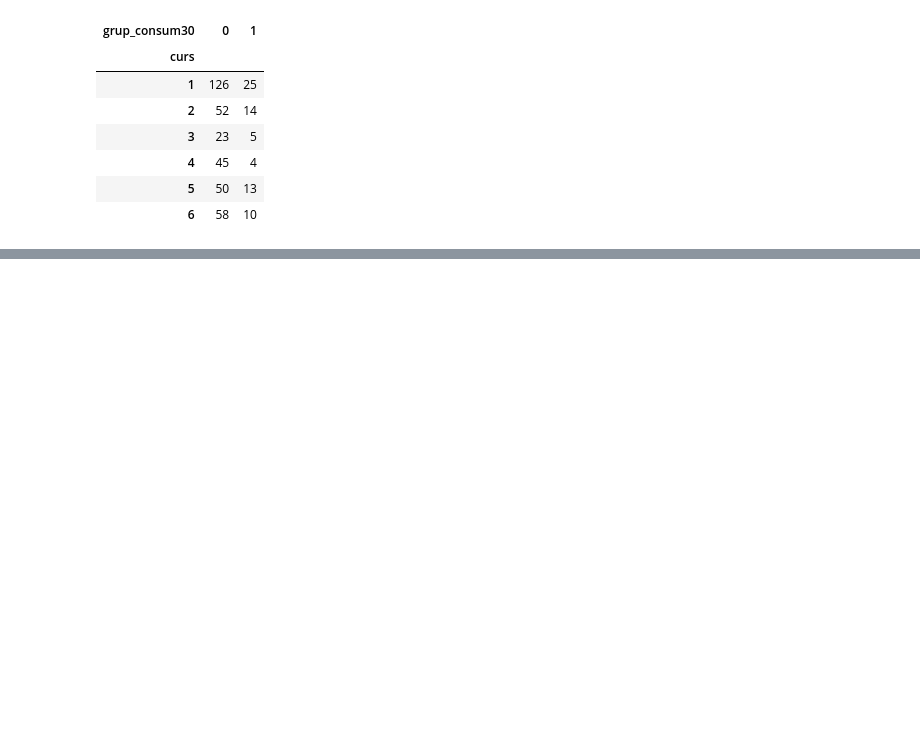
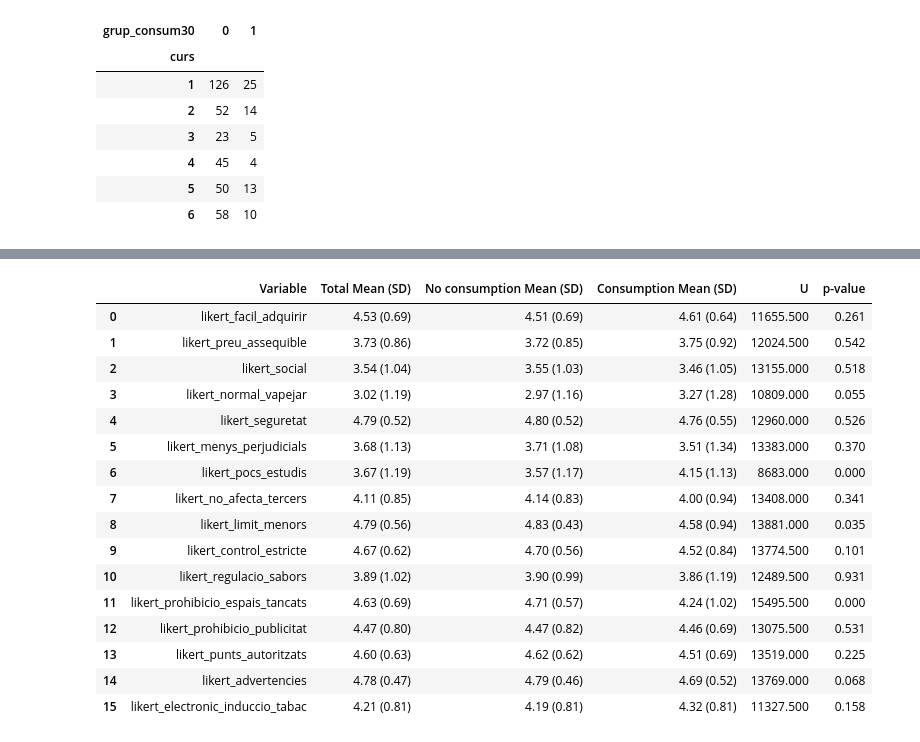
Before and after one commit to DavidRuizC/Vaping-Study, a Jupyter notebook: DataProcessing.ipynb, the cells around one changed output, grey strips where cells are left out. Drawn from its saved outputs; the diff is of its cells as text; code cells hidden in the pictures; blank space fills up the shorter version.

```diff
--- a/DataProcessing.ipynb
+++ b/DataProcessing.ipynb
@@ -2739,0 +2732,80 @@ display(likert_table)
+# %%
+import pandas as pd
+import numpy as np
+from scipy.stats import ttest_ind, mannwhitneyu, shapiro
+
+# cada ítem Likert se convierte en su propia “dimensión”# ================================
+# (si ya existe la lista `likert_columns` la reutiliza;
+# si no, la empuja desde los nombres de columna)
+try:
+    likert_cols = likert_columns
+except NameError:
+    likert_cols = [c for c in df.columns if c.startswith("likert_")]
+
+# el diccionario que usa el resto del código
+dimensions = {c: [c] for c in likert_cols}
+# 1) SELECCIONAR DIRECTAMENTE LAS COLUMNAS LIKERT
+# ================================
+likert_columns = [col for col in df.columns if col.startswith("likert_")]
+
+# ================================
+# 2) FUNCIÓN DE COMPARACIÓN ENTRE GRUPOS
+# ================================
+def compare_groups(variable):
+    sub = df[[variable, "grup_consum30"]].dropna()
+    g0 = sub[sub["grup_consum30"] == 0][variable]  # NO consumo
+    g1 = sub[sub["grup_consum30"] == 1][variable]  # SÍ consumo
+
+    # normalidad
+    p0 = shapiro(g0)[1] if len(g0) > 3 else 0
+    p1 = shapiro(g1)[1] if len(g1) > 3 else 0
+    normal = (p0 > 0.05) and (p1 > 0.05)
+
+    if normal:
+        test_stat, p = ttest_ind(g0, g1, equal_var=False)
+        test_name = "t"
+    else:
+        test_stat, p = mannwhitneyu(g0, g1, alternative="two-sided")
+        test_name = "U"
+
+    return test_stat, p, g0.mean(), g0.std(), g1.mean(), g1.std(), test_name
+
+# ================================
+# 3) GENERAR TABLA FINAL CON CADA ÍTEM LIKERT
+# ================================
+rows = []
+
+for var in likert_columns:
+    stat, p, mean_non, sd_non, mean_yes, sd_yes, test_name = compare_groups(var)
+    total_mean = df[var].mean()
+    total_sd = df[var].std()
+
+    rows.append({
+        "Variable": var,
+        "Total Mean (SD)": f"{total_mean:.2f} ({total_sd:.2f})",
+        "No consumption Mean (SD)": f"{mean_non:.2f} ({sd_non:.2f})",
+        "Consumption Mean (SD)": f"{mean_yes:.2f} ({sd_yes:.2f})",
+        test_name: f"{stat:.3f}",
+        "p-value": f"{p:.3f}"
+    })
+
+likert_table = pd.DataFrame(rows)
+display(likert_table)
+# %% [output]
+|  | Variable | Total Mean (SD) | No consumption Mean (SD) | Consumption Mean (SD) | U | p-value |
+| 0 | likert_facil_adquirir | 4.53 (0.69) | 4.51 (0.69) | 4.61 (0.64) | 11655.500 | 0.261 |
+| 1 | likert_preu_assequible | 3.73 (0.86) | 3.72 (0.85) | 3.75 (0.92) | 12024.500 | 0.542 |
+| 2 | likert_social | 3.54 (1.04) | 3.55 (1.03) | 3.46 (1.05) | 13155.000 | 0.518 |
+| 3 | likert_normal_vapejar | 3.02 (1.19) | 2.97 (1.16) | 3.27 (1.28) | 10809.000 | 0.055 |
+| 4 | likert_seguretat | 4.79 (0.52) | 4.80 (0.52) | 4.76 (0.55) | 12960.000 | 0.526 |
+| 5 | likert_menys_perjudicials | 3.68 (1.13) | 3.71 (1.08) | 3.51 (1.34) | 13383.000 | 0.370 |
+| 6 | likert_pocs_estudis | 3.67 (1.19) | 3.57 (1.17) | 4.15 (1.13) | 8683.000 | 0.000 |
+| 7 | likert_no_afecta_tercers | 4.11 (0.85) | 4.14 (0.83) | 4.00 (0.94) | 13408.000 | 0.341 |
+| 8 | likert_limit_menors | 4.79 (0.56) | 4.83 (0.43) | 4.58 (0.94) | 13881.000 | 0.035 |
+| 9 | likert_control_estricte | 4.67 (0.62) | 4.70 (0.56) | 4.52 (0.84) | 13774.500 | 0.101 |
+| 10 | likert_regulacio_sabors | 3.89 (1.02) | 3.90 (0.99) | 3.86 (1.19) | 12489.500 | 0.931 |
+| 11 | likert_prohibicio_espais_tancats | 4.63 (0.69) | 4.71 (0.57) | 4.24 (1.02) | 15495.500 | 0.000 |
+| 12 | likert_prohibicio_publicitat | 4.47 (0.80) | 4.47 (0.82) | 4.46 (0.69) | 13075.500 | 0.531 |
+| 13 | likert_punts_autoritzats | 4.60 (0.63) | 4.62 (0.62) | 4.51 (0.69) | 13519.000 | 0.225 |
+| 14 | likert_advertencies | 4.78 (0.47) | 4.79 (0.46) | 4.69 (0.52) | 13769.000 | 0.068 |
+| 15 | likert_electronic_induccio_tabac | 4.21 (0.81) | 4.19 (0.81) | 4.32 (0.81) | 11327.500 | 0.158 |
```
Also changed, not shown: parts of 2 cells of this notebook.
